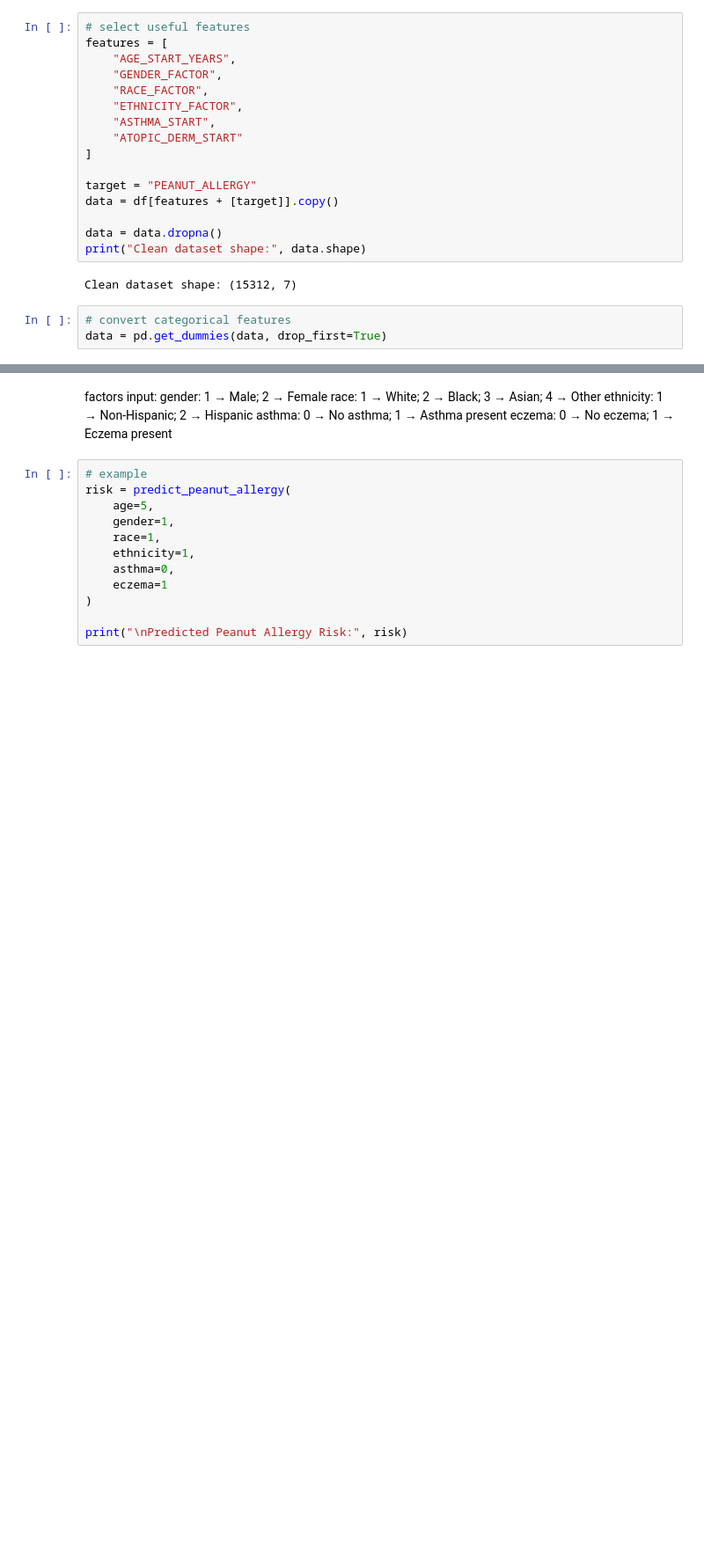
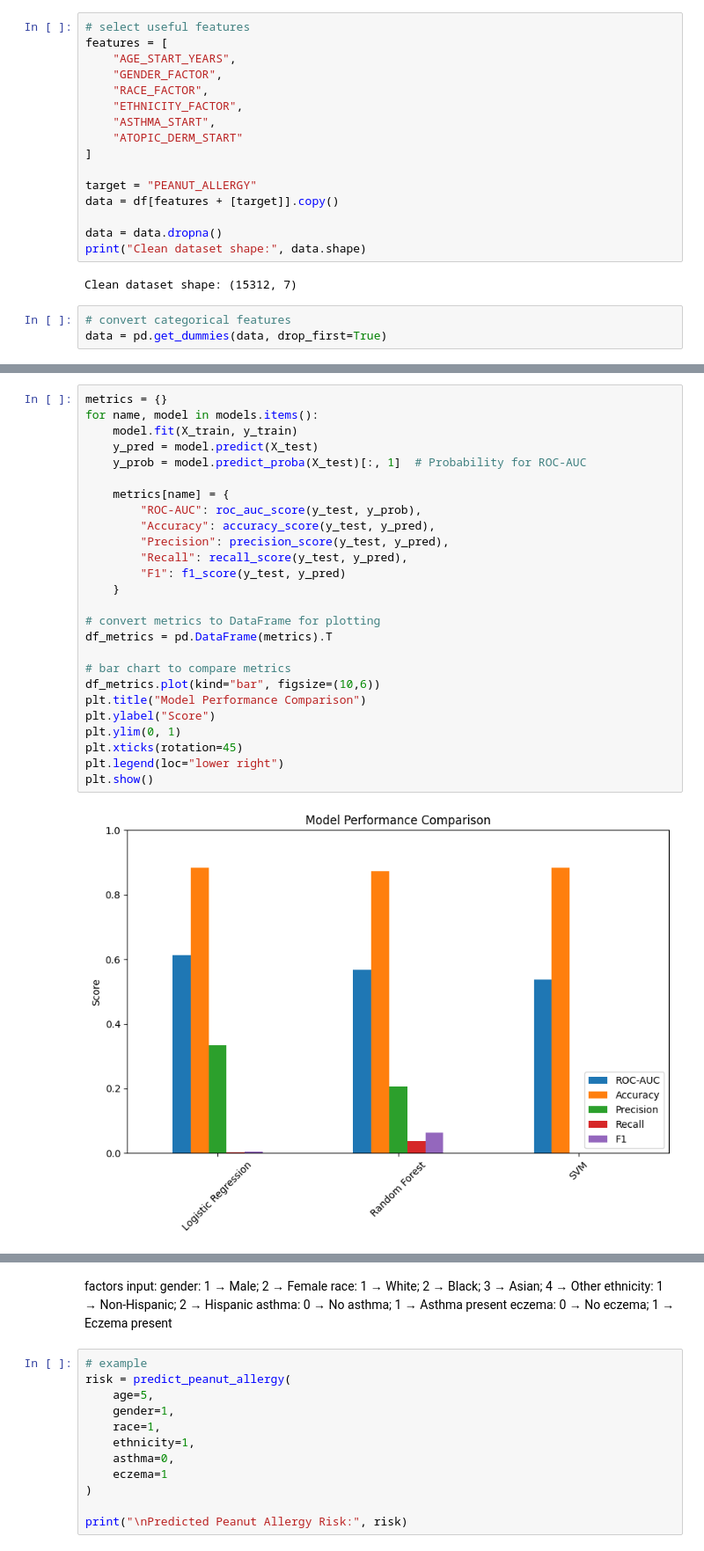
Before and after one commit to NursezimAlieva/allergyRisk, a Jupyter notebook: main.ipynb, the cells around one changed output, grey strips where cells are left out. Shown at 88% size. Drawn from its saved outputs; the diff is of its cells as text; blank space fills up the shorter version.

Commit message:
training several models, visualizing and finding the best one

```diff
--- a/main.ipynb
+++ b/main.ipynb
@@ -96 +120,29 @@ weighted avg       0.82      0.88      0.83      3063
+# %%
+metrics = {}
+for name, model in models.items():
+    model.fit(X_train, y_train)
+    y_pred = model.predict(X_test)
+    y_prob = model.predict_proba(X_test)[:, 1]  # Probability for ROC-AUC
+
+    metrics[name] = {
+        "ROC-AUC": roc_auc_score(y_test, y_prob),
+        "Accuracy": accuracy_score(y_test, y_pred),
+        "Precision": precision_score(y_test, y_pred),
+        "Recall": recall_score(y_test, y_pred),
+        "F1": f1_score(y_test, y_pred)
+    }
+
+# convert metrics to DataFrame for plotting
+df_metrics = pd.DataFrame(metrics).T
+
+# bar chart to compare metrics
+df_metrics.plot(kind="bar", figsize=(10,6))
+plt.title("Model Performance Comparison")
+plt.ylabel("Score")
+plt.ylim(0, 1)
+plt.xticks(rotation=45)
+plt.legend(loc="lower right")
+plt.show()
+# %% [output]
+[figure, added]
 # %%
```
Also changed, not shown: parts of 5 cells of this notebook.
